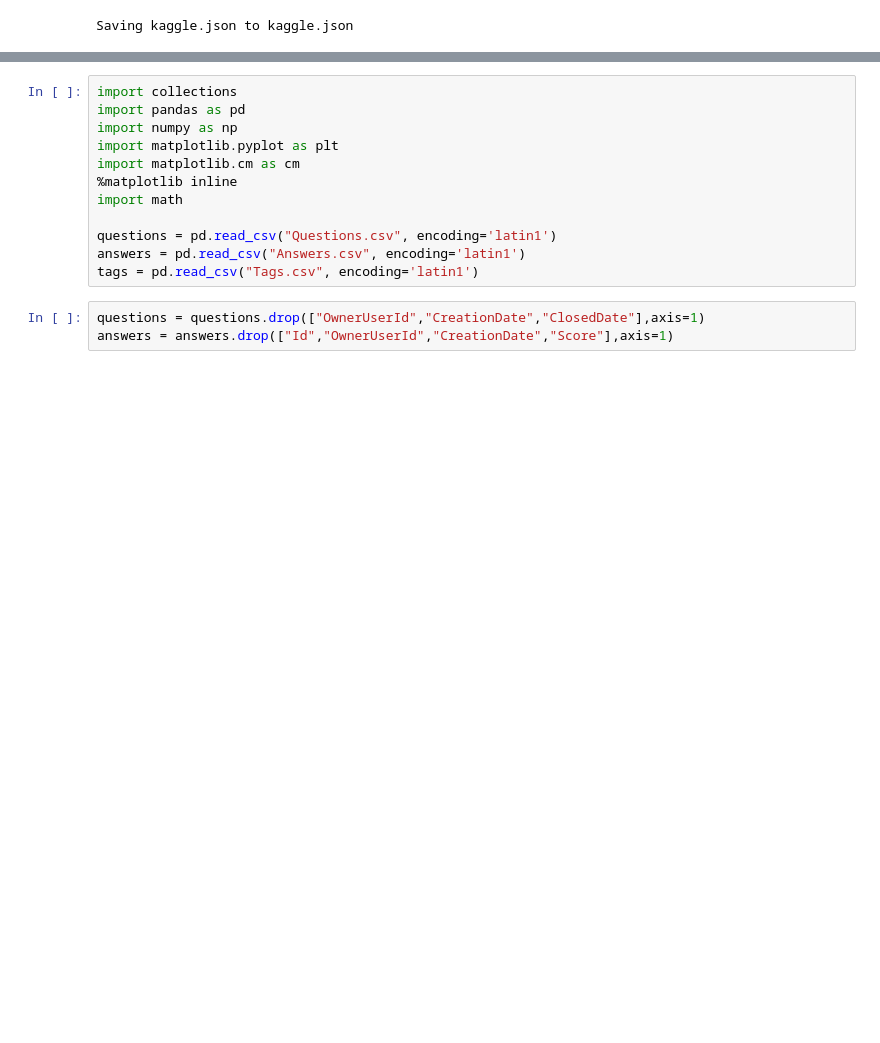
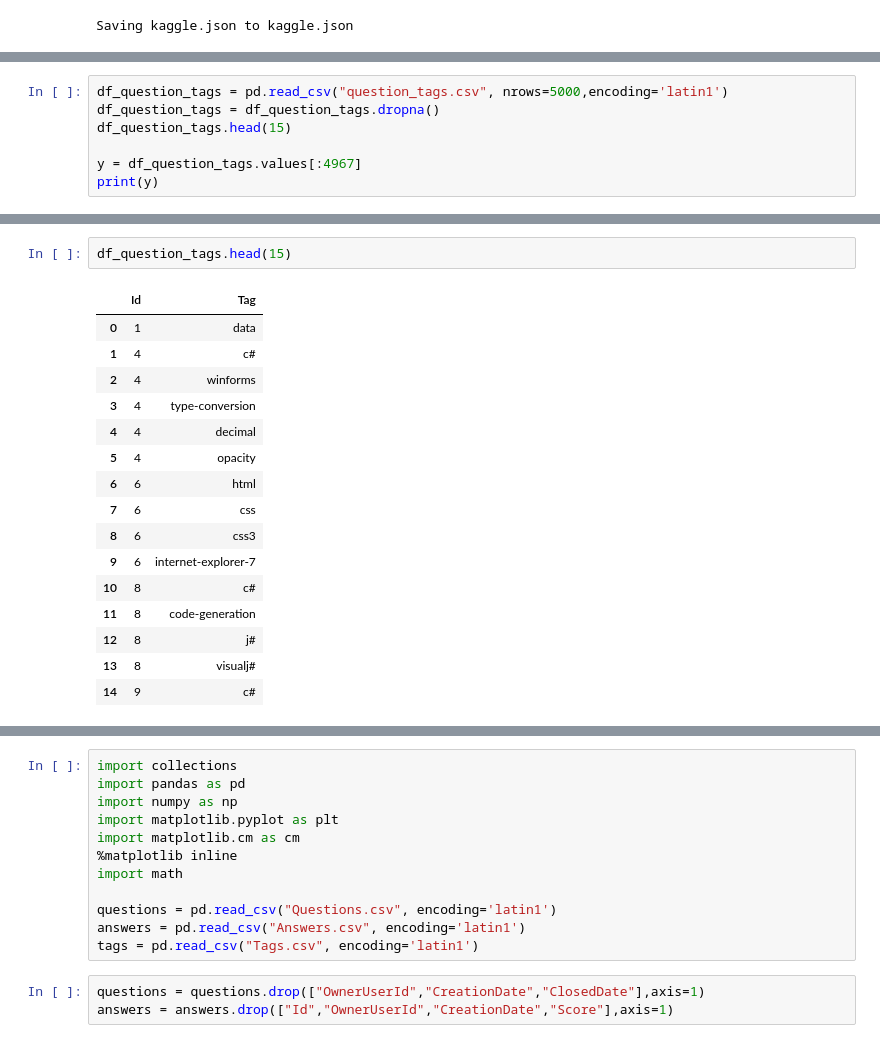
Before and after one commit to sprerak48/Autonomous-tagging-using-Deep-Learning, a Jupyter notebook: AT.ipynb, the cells around one changed output, grey strips where cells are left out. Saved outputs shown, nothing was run; the diff lists cells and outputs as text; blank space fills up the shorter version.

```diff
--- a/AT.ipynb
+++ b/AT.ipynb
@@ -36,0 +52,7 @@ Archive:  stacksample.zip
+# %%
+df_question_tags = pd.read_csv("question_tags.csv", nrows=5000,encoding='latin1')
+df_question_tags = df_question_tags.dropna()
+df_question_tags.head(15)
+
+y = df_question_tags.values[:4967]
+print(y)
@@ -36,0 +119,19 @@ Archive:  stacksample.zip
+# %%
+df_question_tags.head(15)
+# %% [output]
+|  | Id | Tag |
+| 0 | 1 | data |
+| 1 | 4 | c# |
+| 2 | 4 | winforms |
+| 3 | 4 | type-conversion |
+| 4 | 4 | decimal |
+| 5 | 4 | opacity |
+| 6 | 6 | html |
+| 7 | 6 | css |
+| 8 | 6 | css3 |
+| 9 | 6 | internet-explorer-7 |
+| 10 | 8 | c# |
+| 11 | 8 | code-generation |
+| 12 | 8 | j# |
+| 13 | 8 | visualj# |
+| 14 | 9 | c# |
```
Also changed, not shown: parts of 16 cells of this notebook.
